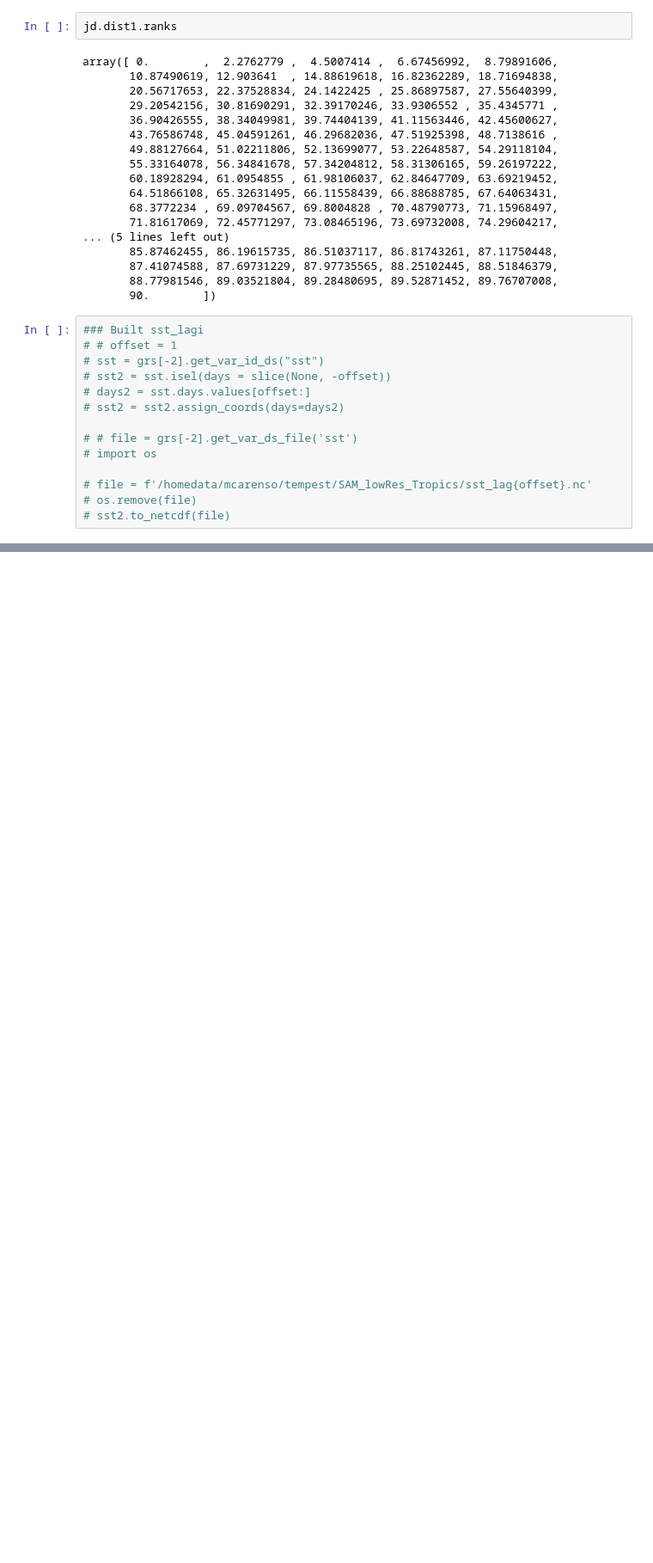
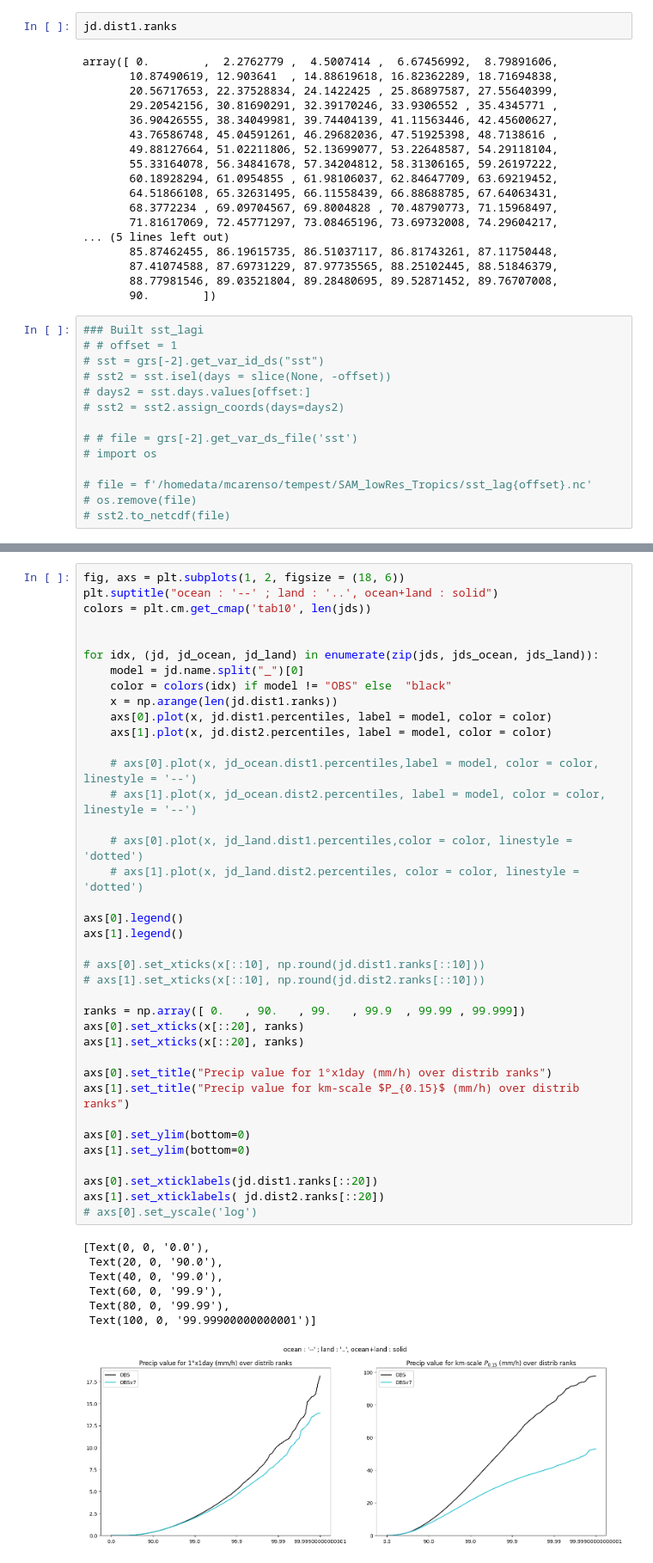
Before and after one commit to 19carenso/tempest, a Jupyter notebook: article/fig_suppl1.ipynb, the cells around one changed output, grey strips where cells are left out. Shown at 86% size. Drawn from its saved outputs; the diff is of its cells as text; blank space fills up the shorter version.

```diff
--- a/article/fig_suppl1.ipynb
+++ b/article/fig_suppl1.ipynb
@@ -157,0 +212,46 @@ array([ 0.        ,  2.2762779 ,  4.5007414 ,  6.67456992,  8.79891606,
+# %%
+fig, axs = plt.subplots(1, 2, figsize = (18, 6))
+plt.suptitle("ocean : '--' ; land : '..', ocean+land : solid")
+colors = plt.cm.get_cmap('tab10', len(jds))
+
+
+for idx, (jd, jd_ocean, jd_land) in enumerate(zip(jds, jds_ocean, jds_land)):
+    model = jd.name.split("_")[0]
+    color = colors(idx) if model != "OBS" else  "black"
+    x = np.arange(len(jd.dist1.ranks))
+    axs[0].plot(x, jd.dist1.percentiles, label = model, color = color)
+    axs[1].plot(x, jd.dist2.percentiles, label = model, color = color)
+
+    # axs[0].plot(x, jd_ocean.dist1.percentiles,label = model, color = color, linestyle = '--')
+    # axs[1].plot(x, jd_ocean.dist2.percentiles, label = model, color = color, linestyle = '--')
+
+    # axs[0].plot(x, jd_land.dist1.percentiles,color = color, linestyle = 'dotted')
+    # axs[1].plot(x, jd_land.dist2.percentiles, color = color, linestyle = 'dotted')
+
+axs[0].legend()
+axs[1].legend()
+
+# axs[0].set_xticks(x[::10], np.round(jd.dist1.ranks[::10]))
+# axs[1].set_xticks(x[::10], np.round(jd.dist2.ranks[::10]))
+
+ranks = np.array([ 0.   , 90.   , 99.   , 99.9  , 99.99 , 99.999])
+axs[0].set_xticks(x[::20], ranks)
+axs[1].set_xticks(x[::20], ranks)
+
+axs[0].set_title("Precip value for 1°x1day (mm/h) over distrib ranks")
+axs[1].set_title("Precip value for km-scale $P_{0.15}$ (mm/h) over distrib ranks")
+
+axs[0].set_ylim(bottom=0)
+axs[1].set_ylim(bottom=0)
+
+axs[0].set_xticklabels(jd.dist1.ranks[::20])
+axs[1].set_xticklabels( jd.dist2.ranks[::20])
+# axs[0].set_yscale('log')
+# %% [output]
+[Text(0, 0, '0.0'),
+ Text(20, 0, '90.0'),
+ Text(40, 0, '99.0'),
+ Text(60, 0, '99.9'),
+ Text(80, 0, '99.99'),
+ Text(100, 0, '99.99900000000001')]
+[figure, added]
```
Also changed, not shown: parts of 6 cells of this notebook, 46 other files.
